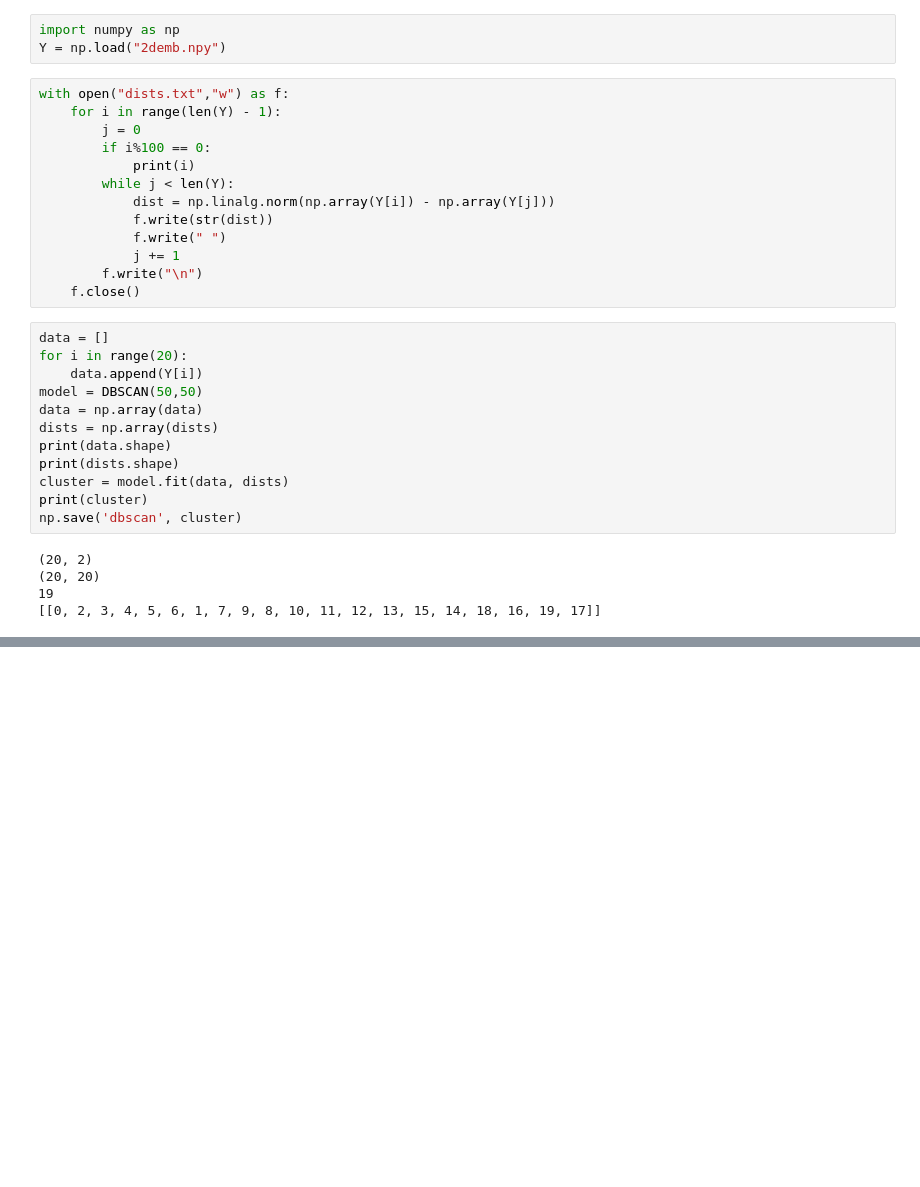
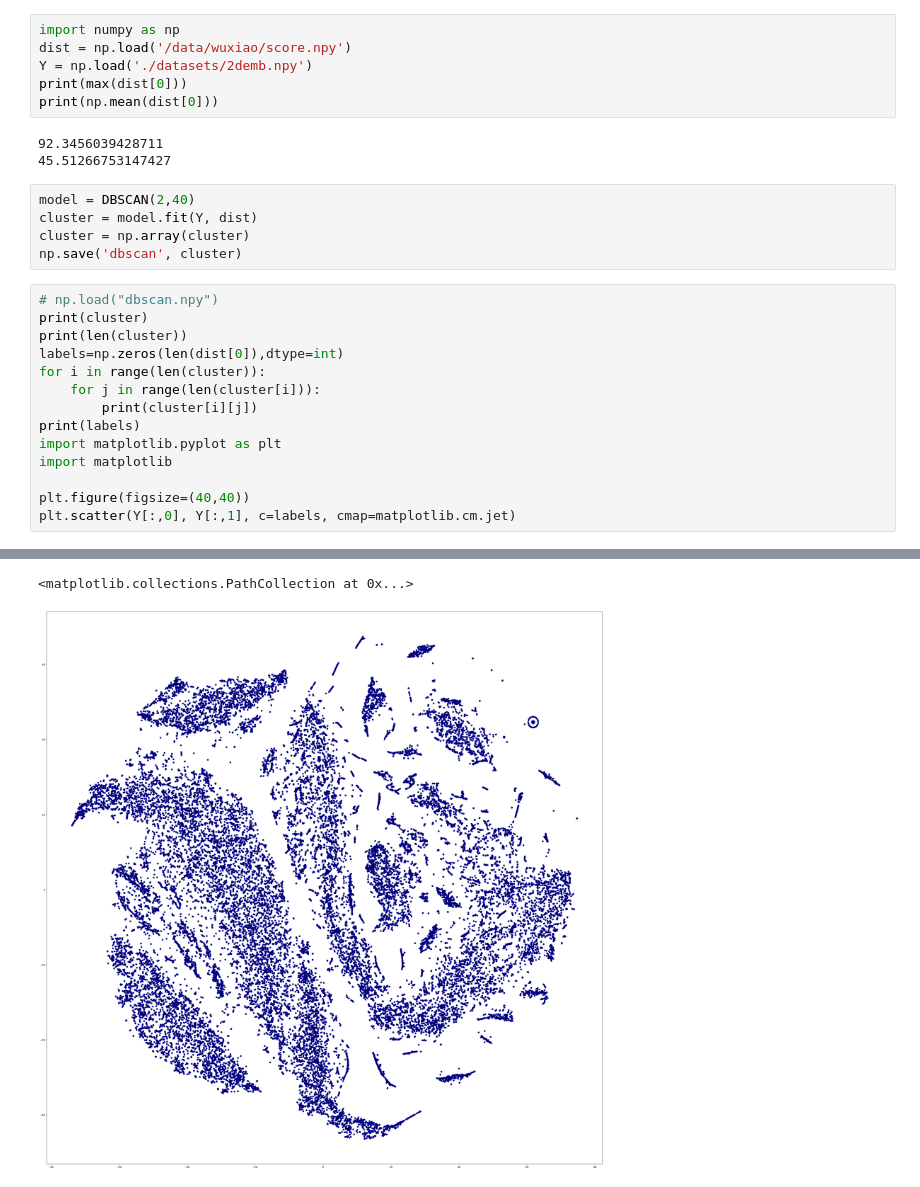
Before and after one commit to Chiritover/2023FdDataMining, a Jupyter notebook: cluter/dbscan.ipynb, the cells around one changed output, grey strips where cells are left out. Saved outputs shown, nothing was run; the diff lists cells and outputs as text; blank space fills up the shorter version.

Commit message:
dbscan

```diff
--- a/cluter/dbscan.ipynb
+++ b/cluter/dbscan.ipynb
@@ -154,33 +133,29 @@ MemoryError: Unable to allocate 4.23 GiB for an array with shape (33715, 33715)
 # %%
 import numpy as np
-Y = np.load("2demb.npy")
+dist = np.load('/data/wuxiao/score.npy')
+Y = np.load('./datasets/2demb.npy')
+print(max(dist[0]))
+print(np.mean(dist[0]))
+# %% [output]
+92.3456039428711
+45.51266753147427
-# %%
-with open("dists.txt","w") as f:
-    for i in range(len(Y) - 1):
-        j = 0
-        if i%100 == 0:
-            print(i)
-        while j < len(Y):
-            dist = np.linalg.norm(np.array(Y[i]) - np.array(Y[j]))
-            f.write(str(dist))
-            f.write(" ")
-            j += 1
-        f.write("\n")
-    f.close()
-# %%
-data = []
-for i in range(20):
-    data.append(Y[i])
-model = DBSCAN(50,50)
-data = np.array(data)
-dists = np.array(dists)
-print(data.shape)
-print(dists.shape)
-cluster = model.fit(data, dists)
-print(cluster)
-np.save('dbscan', cluster)
-# %% [output]
-(20, 2)
-(20, 20)
-19
-[[0, 2, 3, 4, 5, 6, 1, 7, 9, 8, 10, 11, 12, 13, 15, 14, 18, 16, 19, 17]]
+# %%
+model = DBSCAN(2,40)
+cluster = model.fit(Y, dist)
+cluster = np.array(cluster)
+np.save('dbscan', cluster)
+# %%
+# np.load("dbscan.npy")
+print(cluster)
+print(len(cluster))
+labels=np.zeros(len(dist[0]),dtype=int)
+for i in range(len(cluster)):
+    for j in range(len(cluster[i])):
+        print(cluster[i][j])
+print(labels)
+import matplotlib.pyplot as plt
+import matplotlib
+
+plt.figure(figsize=(40,40))
+plt.scatter(Y[:,0], Y[:,1], c=labels, cmap=matplotlib.cm.jet)
+# %% [output]
@@ -186,0 +179,2 @@ np.save('dbscan', cluster)
+<matplotlib.collections.PathCollection at 0x...>
+[figure, added]
```
Also changed, not shown: parts of 6 cells of this notebook, 3 other files.
